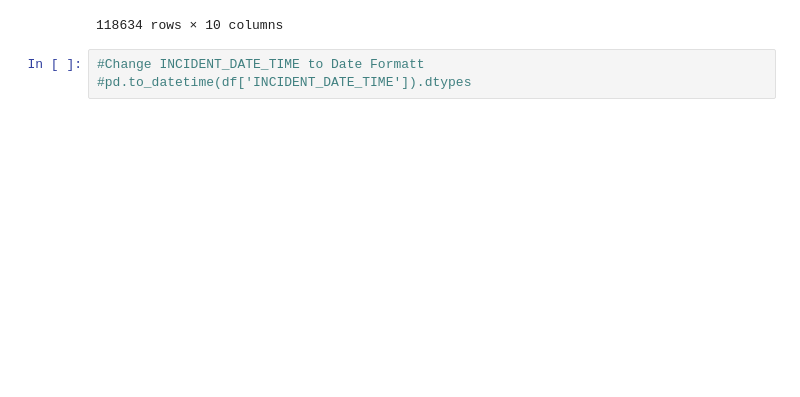
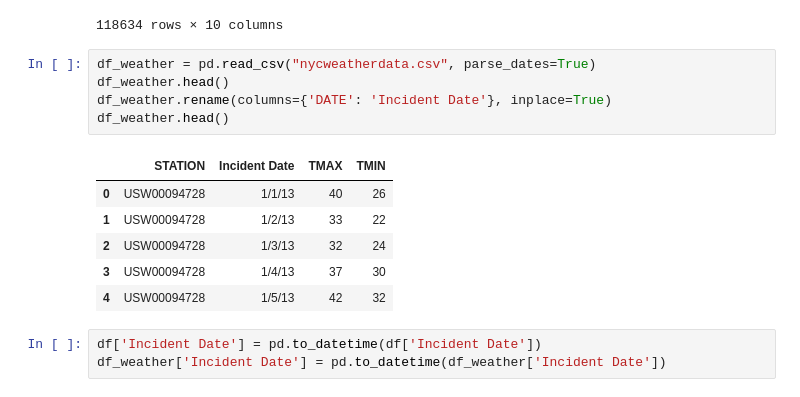
Before and after one commit to moutasemalakkad/ConEd-Gas-Leaks-Project, a Jupyter notebook: ConEd.ipynb, the cells around one changed output. Cells and saved outputs as stored; diff of their text form; blank space fills up the shorter version.

```diff
--- a/ConEd.ipynb
+++ b/ConEd.ipynb
@@ -137,6 +137,18 @@ df
 | 118632 | 55673190 | 1495 | 44 - Hazardous materials leak con... | 44 - Hazardous materials leak con... | 11354.0 | 5 - Queens | ... |
 | 118633 | 55672695 | 2259 | 44 - Hazardous materials leak con... | 44 - Hazardous materials leak con... | 11103.0 | 5 - Queens | ... |
 118634 rows × 10 columns
-# %%
-#Change INCIDENT_DATE_TIME to Date Formatt
-#pd.to_datetime(df['INCIDENT_DATE_TIME']).dtypes
+# %%
+df_weather = pd.read_csv("nycweatherdata.csv", parse_dates=True)
+df_weather.head()
+df_weather.rename(columns={'DATE': 'Incident Date'}, inplace=True)
+df_weather.head()
+# %% [output]
+|  | STATION | Incident Date | TMAX | TMIN |
+| 0 | USW00094728 | 1/1/13 | 40 | 26 |
+| 1 | USW00094728 | 1/2/13 | 33 | 22 |
+| 2 | USW00094728 | 1/3/13 | 32 | 24 |
+| 3 | USW00094728 | 1/4/13 | 37 | 30 |
+| 4 | USW00094728 | 1/5/13 | 42 | 32 |
+# %%
+df['Incident Date'] = pd.to_datetime(df['Incident Date'])
+df_weather['Incident Date'] = pd.to_datetime(df_weather['Incident Date'])
```
Also changed, not shown: parts of 4 cells of this notebook, 1 other file.
